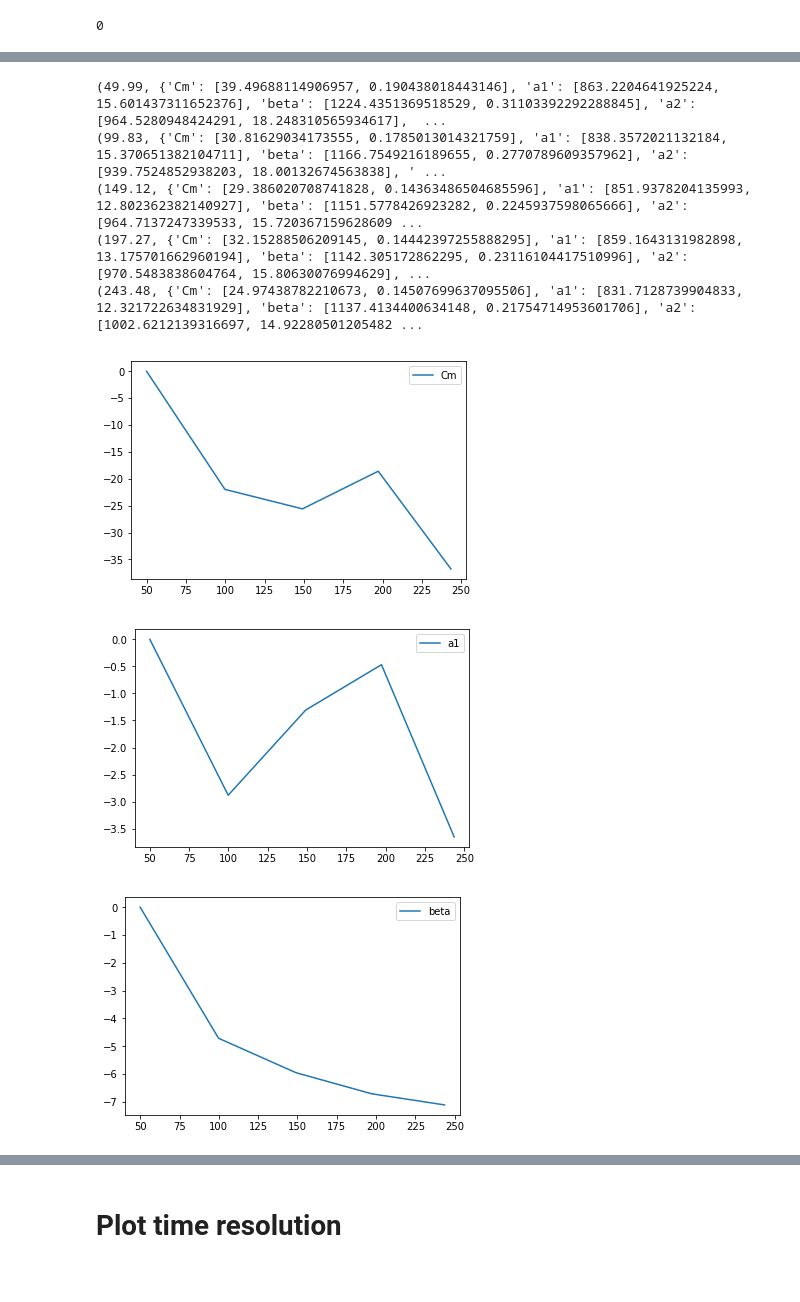
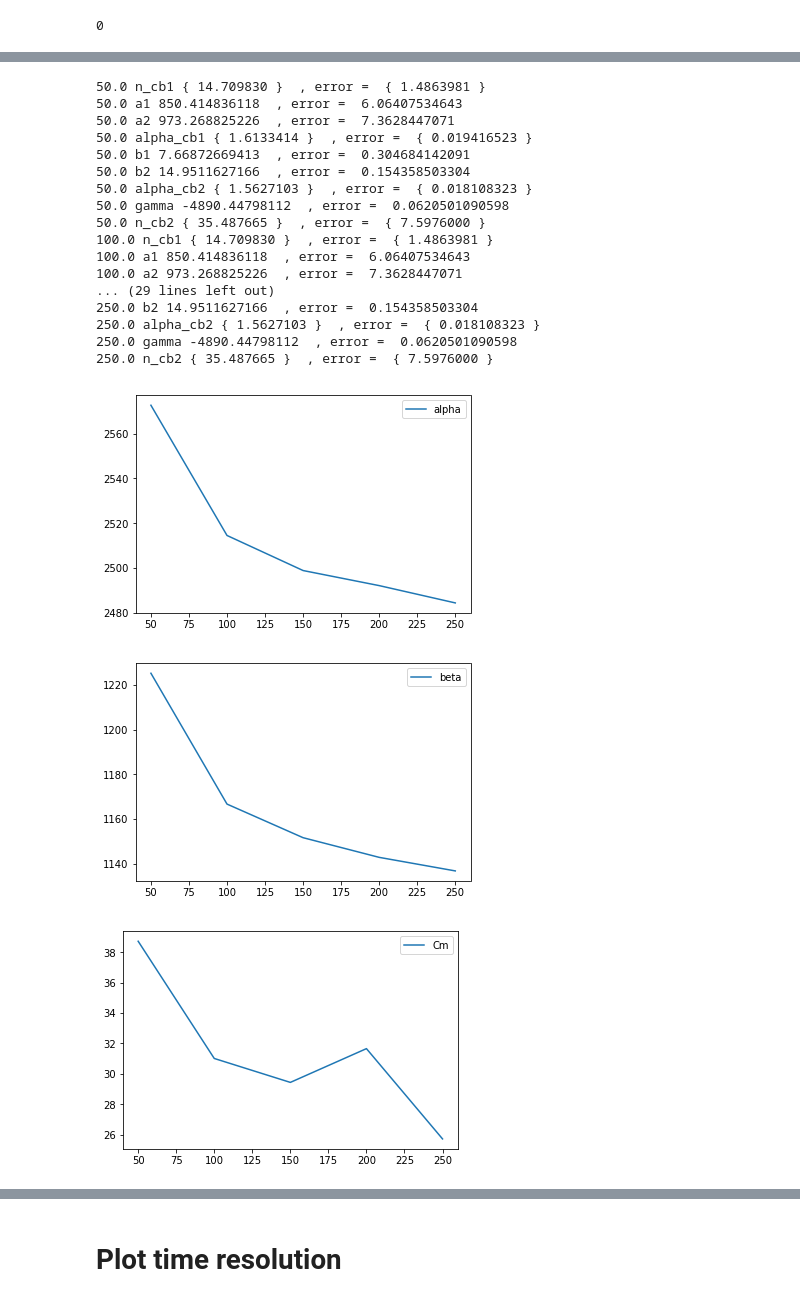
Before and after one commit to chernyavskaya/ECALtestBeam, a Jupyter notebook: EcalTimeResolution.ipynb, the cells around one changed output, grey strips where cells are left out. Saved outputs shown, nothing was run; the diff lists cells and outputs as text; code cells hidden in the pictures.

Commit message:
simultaneous fit of all energies, floating alpha and n CB

```diff
--- a/EcalTimeResolution.ipynb
+++ b/EcalTimeResolution.ipynb
@@ -82,12 +82,15 @@ matrix_5 = 'B5,C5,D5,B4,C4,D4,B3,C3,D3,B2,C2,D2,A1,B1,C1,D1,E1'.split(',')
 crystal='C3'
 energies = sorted([float(item) for item in dict_C3_energy_scan.keys()])
 energies = [str(item) for item in energies]
+
+round_energies = [round(float(energy),-1) for energy in energies]
+if round_energies[-1] ==240 : round_energies[-1] = 250.
 # %%
 dict_df_energy = {}
 
 for energy in energies:
     round_energy = round(float(energy),-1)
-    if round_energy ==240 : round_energy = 250
+    if round_energy ==240 : round_energy = 250.
 
     runs = dict_C3_energy_scan[energy]
     tree = ROOT.TChain("h4")
@@ -98,7 +101,9 @@ for energy in energies:
     for evt in tree:
         if evt.fit_ampl[getattr(evt, crystal)]>1000 and evt.fit_ampl[evt.MCP1]>100 and evt.fit_ampl[evt.MCP2]>100 and evt.n_tracks==1 and abs(evt.X[0]-dict_crystal_centers[crystal][0])<pos_cut and abs(evt.Y[0]-dict_crystal_centers[crystal][1])<pos_cut :
             evt_dict = {}
-            evt_dict['Energy'] = evt.Energy
+            e = round(float(evt.Energy),-1)
+            if e ==240 : e = 250.
+            evt_dict['Energy'] = e
             evt_dict['fit_ampl_MCP1'] = evt.fit_ampl[evt.MCP1]/evt.b_rms[evt.MCP1]
             evt_dict['fit_ampl_MCP2'] = evt.fit_ampl[evt.MCP2]/evt.b_rms[evt.MCP2]
             evt_dict['fit_time_MCP1'] = evt.fit_time[evt.MCP1]
@@ -111,7 +116,6 @@ for energy in energies:
                 evt_dict['dt_ecal_mcp1_'+xstal] = ((evt.fit_time[getattr(evt, xstal)]-evt.fit_time[evt.MCP1]+evt.fit_time[evt.VFE_CLK])-int((evt.fit_time[getattr(evt, xstal)]-evt.fit_time[evt.MCP1]+evt.fit_time[evt.VFE_CLK])/6.238)*6.238)*1000
                 evt_dict['dt_ecal_mcp2_'+xstal] = ((evt.fit_time[getattr(evt, xstal)]-evt.fit_time[evt.MCP2]+evt.fit_time[evt.VFE_CLK])-int((evt.fit_time[getattr(evt, xstal)]-evt.fit_time[evt.MCP2]+evt.fit_time[evt.VFE_CLK])/6.238)*6.238)*1000
                 evt_dict['dt_mcp2_mcp1_'+xstal] = (evt.fit_time[evt.MCP2]-evt.fit_time[evt.MCP1])*1000.
-                #evt_dict['dt_mcp2_mcp1_'+xstal] = (evt.fit_time[evt.MCP2]-evt.fit_time[evt.MCP1])*1000.
 
             data.append(evt_dict)
 
@@ -188,24 +241,53 @@ Analyzing energy  243.48
+# %%
+from scipy import stats
+#print results_params
+cm_res = array('d')
+energies_float = array('d')
+cm_e_res = array('d')
+energies_float_e = array('d')
+
+beam_scan_resolution = 0.005
+
+for num in range(0,len(res['Cm'][0])):
+    energy = energies[num]
+    cm_res.append(res['Cm'][0][num])
+    cm_e_res.append(res['Cm'][1][num])
+    energies_float.append(dict_df_energy[energy]['fit_ampl_C3'].median()/dict_df_energy[energy]['noise_C3'].mean())
+    energies_float_e.append(1.)
 # %%
-keys = [float(e) for e in results_params]
-keys.sort()
 params = {}
-for k in keys:
-    print(k, results_params[str(k)])
-    for name,par in results_params[str(k)].items():
-        if name not in params:
-            params[name] = []
-        params[name].append(par[0])
+#constants = 'a1,a2,b1,b2,gamma,alpha_cb1,alpha_cb2,n_cb1,n_cb2'.split(',')
+constants = 'a1,a2,b1,b2,gamma'.split(',')
+for num,energy in enumerate(round_energies):
+    for name,par in res.items():
+        if name in constants :
+            print energy, name,par[0],' , error = ',par[1]
+        else :
+            params[name] = par[0]
+
 
 for name, par in params.items():
-    plt.plot(keys, [(v-par[0])/par[0]*100 for v in par], label=name)
+    plt.plot(round_energies, par, label=name)
     plt.legend()
     plt.show()
 # %% [output]
-(49.99, {'Cm': [39.49688114906957, 0.190438018443146], 'a1': [863.2204641925224, 15.601437311652376], 'beta': [1224.4351369518529, 0.31103392292288845], 'a2': [964.5280948424291, 18.248310565934617],  ...
-(99.83, {'Cm': [30.81629034173555, 0.1785013014321759], 'a1': [838.3572021132184, 15.370651382104711], 'beta': [1166.7549216189655, 0.2770789609357962], 'a2': [939.7524852938203, 18.00132674563838], ' ...
-(149.12, {'Cm': [29.386020708741828, 0.14363486504685596], 'a1': [851.9378204135993, 12.802362382140927], 'beta': [1151.5778426923282, 0.2245937598065666], 'a2': [964.7137247339533, 15.720367159628609 ...
-(197.27, {'Cm': [32.15288506209145, 0.14442397255888295], 'a1': [859.1643131982898, 13.175701662960194], 'beta': [1142.305172862295, 0.23116104417510996], 'a2': [970.5483838604764, 15.80630076994629], ...
-(243.48, {'Cm': [24.97438782210673, 0.14507699637095506], 'a1': [831.7128739904833, 12.321722634831929], 'beta': [1137.4134400634148, 0.21754714953601706], 'a2': [1002.6212139316697, 14.92280501205482 ...
+50.0 n_cb1 { 14.709830 }  , error =  { 1.4863981 }
+50.0 a1 850.414836118  , error =  6.06407534643
+50.0 a2 973.268825226  , error =  7.3628447071
+50.0 alpha_cb1 { 1.6133414 }  , error =  { 0.019416523 }
+50.0 b1 7.66872669413  , error =  0.304684142091
+50.0 b2 14.9511627166  , error =  0.154358503304
+50.0 alpha_cb2 { 1.5627103 }  , error =  { 0.018108323 }
+50.0 gamma -4890.44798112  , error =  0.0620501090598
+50.0 n_cb2 { 35.487665 }  , error =  { 7.5976000 }
+100.0 n_cb1 { 14.709830 }  , error =  { 1.4863981 }
+100.0 a1 850.414836118  , error =  6.06407534643
+100.0 a2 973.268825226  , error =  7.3628447071
+... (29 lines left out)
+250.0 b2 14.9511627166  , error =  0.154358503304
+250.0 alpha_cb2 { 1.5627103 }  , error =  { 0.018108323 }
+250.0 gamma -4890.44798112  , error =  0.0620501090598
+250.0 n_cb2 { 35.487665 }  , error =  { 7.5976000 }
-[figure, old version]
+[figure, new version]
-[figure, old version]
+[figure, new version]
-[figure, old version]
+[figure, new version]
```
Also changed, not shown: parts of 12 cells of this notebook, 2 other files.
